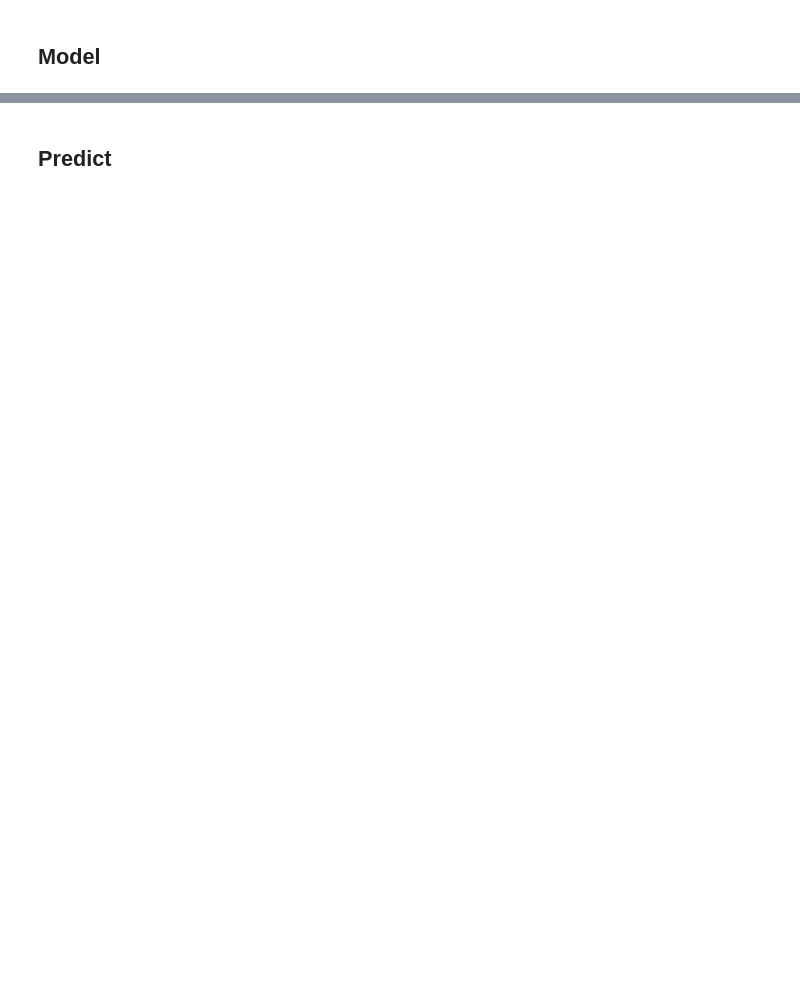
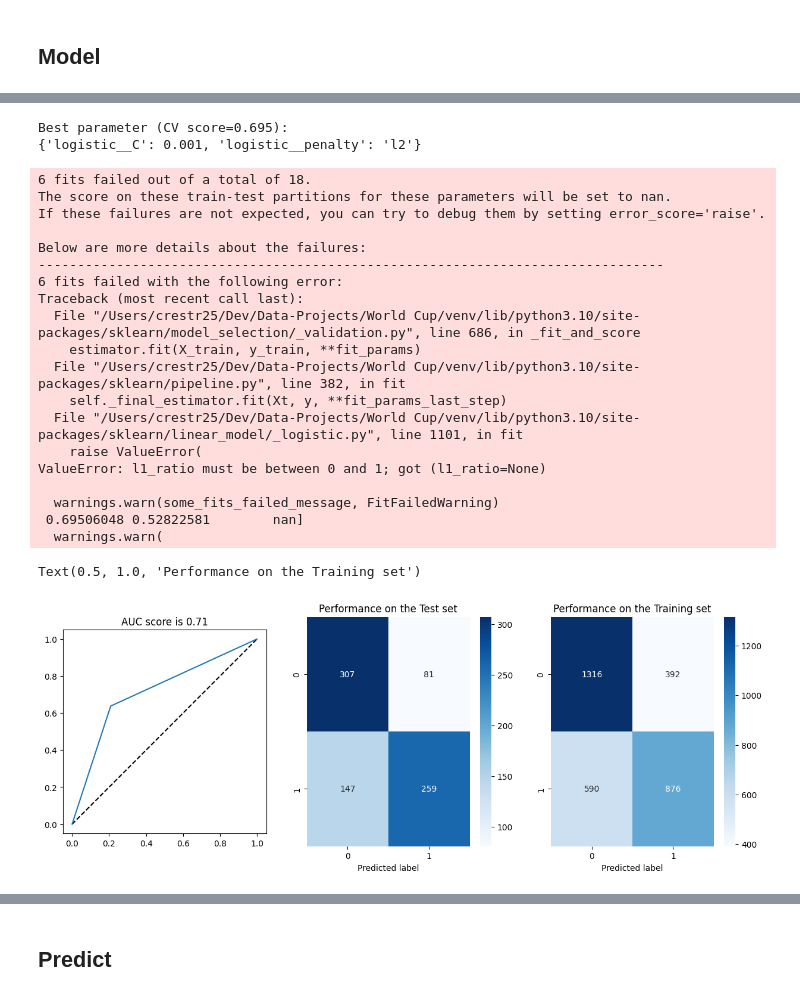
Before and after one commit to crestr25/Data-Projects, a Jupyter notebook: World Cup/World Cup.ipynb, the cells around one changed output, grey strips where cells are left out. Drawn from its saved outputs; the diff is of its cells as text; code cells hidden in the pictures; blank space fills up the shorter version.

```diff
--- a/World Cup/World Cup.ipynb
+++ b/World Cup/World Cup.ipynb
@@ -161,0 +291,60 @@ array([[44,  0],
+# %%
+scaler = StandardScaler()
+
+logistic = linear_model.LogisticRegression(max_iter=100000, solver='saga', tol=0.1)
+pipe_rg_std = Pipeline(steps=[("scaler", scaler), ("logistic", logistic)])
+
+# Parameters of pipelines can be set using '__' separated parameter names:
+param_grid = {
+    "logistic__penalty": ('l2', 'l1', 'elasticnet'),
+    'logistic__C': (1e-5, 1e-4, 1e-3)
+}
+search_rg_std = GridSearchCV(pipe_rg_std, param_grid, cv=2, refit=True)
+search_rg_std.fit(X, y)
+print("Best parameter (CV score=%0.3f):" % search_rg_std.best_score_)
+print(search_rg_std.best_params_)
+
+fpr, tpr, _ = roc_curve(y_test, search_rg_std.best_estimator_.predict(X_test))
+plt.figure(figsize=(15,5))
+ax = plt.subplot(1,3,1)
+ax.plot([0, 1], [0, 1], 'k--')
+ax.plot(fpr, tpr)
+ax.set_title('AUC score is {0:0.2}'.format(roc_auc_score(y_test, search_rg_std.best_estimator_.predict(X_test))))
+ax.set_aspect(1)
+
+ax = plt.subplot(1,3,2)
+cm = confusion_matrix(y_test, search_rg_std.best_estimator_.predict(X_test))
+sns.heatmap(cm, cmap='Blues', clim = (0, cm.max()), annot=True, fmt="d")
+
+ax.set_xlabel('Predicted label')
+ax.set_title('Performance on the Test set')
+
+ax = plt.subplot(1,3,3)
+cm = confusion_matrix(y_train, search_rg_std.best_estimator_.predict(X_train))
+sns.heatmap(cm, cmap='Blues', clim = (0, cm.max()), annot=True, fmt="d")
+ax.set_xlabel('Predicted label')
+ax.set_title('Performance on the Training set')
+# %% [output]
+Best parameter (CV score=0.695):
+{'logistic__C': 0.001, 'logistic__penalty': 'l2'}
+6 fits failed out of a total of 18.
+The score on these train-test partitions for these parameters will be set to nan.
+If these failures are not expected, you can try to debug them by setting error_score='raise'.
+
+Below are more details about the failures:
+--------------------------------------------------------------------------------
+6 fits failed with the following error:
+Traceback (most recent call last):
+  File "/Users/crestr25/Dev/Data-Projects/World Cup/venv/lib/python3.10/site-packages/sklearn/model_selection/_validation.py", line 686, in _fit_and_score
+    estimator.fit(X_train, y_train, **fit_params)
+  File "/Users/crestr25/Dev/Data-Projects/World Cup/venv/lib/python3.10/site-packages/sklearn/pipeline.py", line 382, in fit
+    self._final_estimator.fit(Xt, y, **fit_params_last_step)
+  File "/Users/crestr25/Dev/Data-Projects/World Cup/venv/lib/python3.10/site-packages/sklearn/linear_model/_logistic.py", line 1101, in fit
+    raise ValueError(
+ValueError: l1_ratio must be between 0 and 1; got (l1_ratio=None)
+
+  warnings.warn(some_fits_failed_message, FitFailedWarning)
+ 0.69506048 0.52822581        nan]
+  warnings.warn(
+Text(0.5, 1.0, 'Performance on the Training set')
+[figure, added]
```
Also changed, not shown: parts of 24 cells of this notebook.
